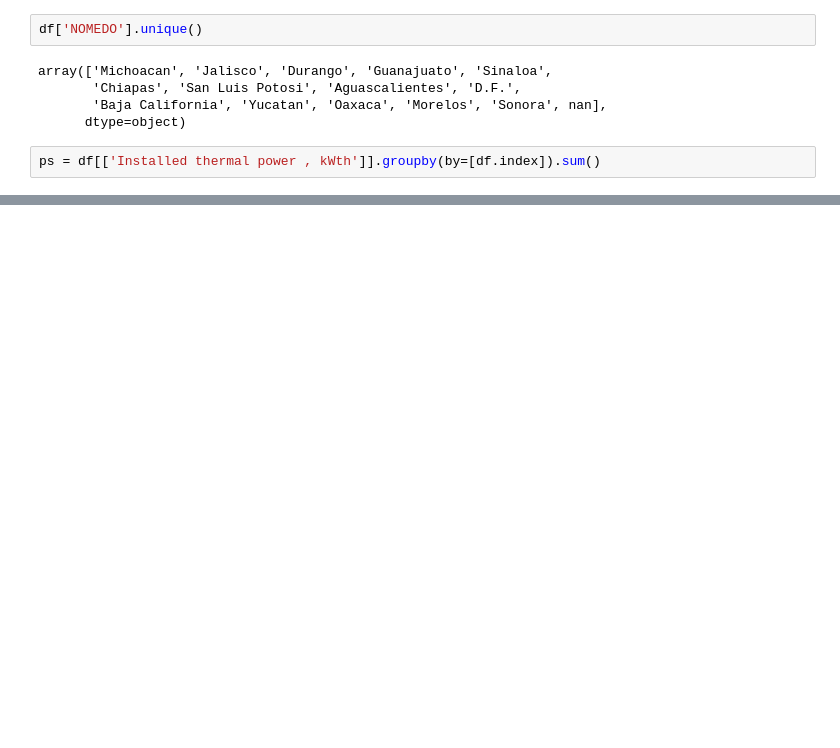
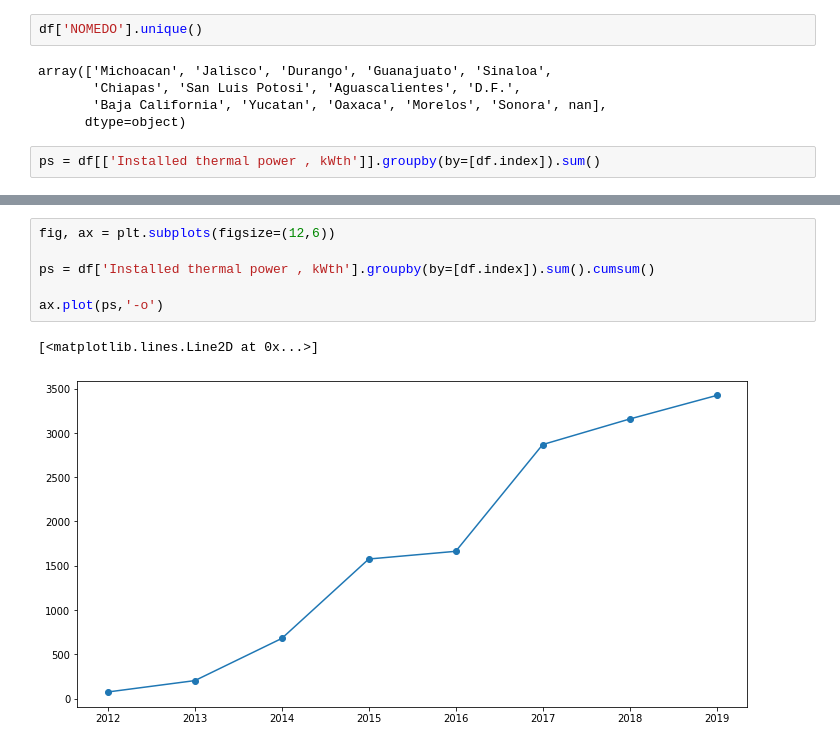
Before and after one commit to AltamarMx/ContandoHistoriasDatos_taller, a Jupyter notebook: notebooks/memo/001_PlantasSolares.ipynb, the cells around one changed output, grey strips where cells are left out. Saved outputs shown, nothing was run; the diff lists cells and outputs as text; blank space fills up the shorter version.

```diff
--- a/notebooks/memo/001_PlantasSolares.ipynb
+++ b/notebooks/memo/001_PlantasSolares.ipynb
@@ -84,0 +316,9 @@ ps.plot(kind='bar')
+# %%
+fig, ax = plt.subplots(figsize=(12,6))
+
+ps = df['Installed thermal power , kWth'].groupby(by=[df.index]).sum().cumsum()
+
+ax.plot(ps,'-o')
+# %% [output]
+[<matplotlib.lines.Line2D at 0x...>]
+[figure, added]
```
Also changed, not shown: parts of 19 cells of this notebook.
